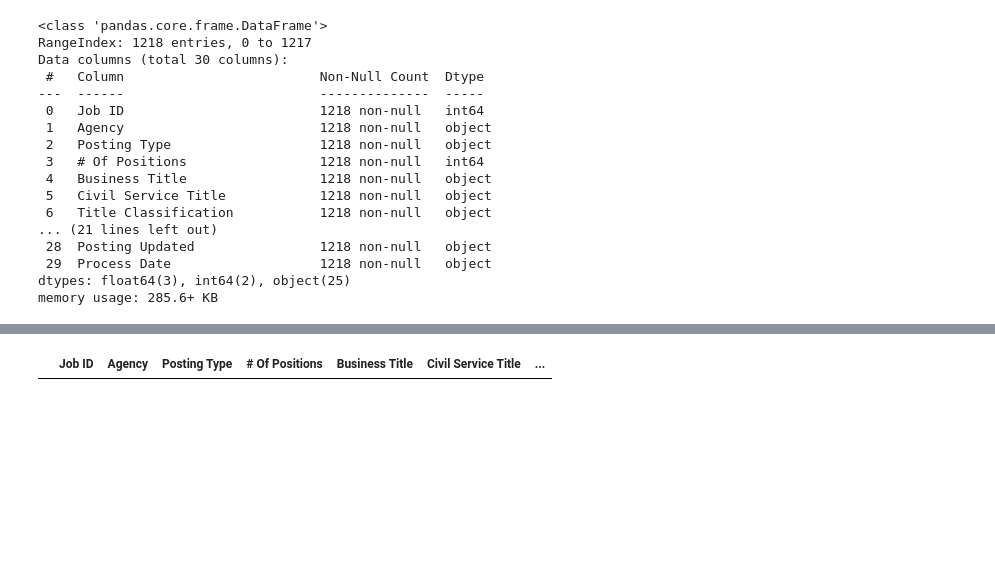
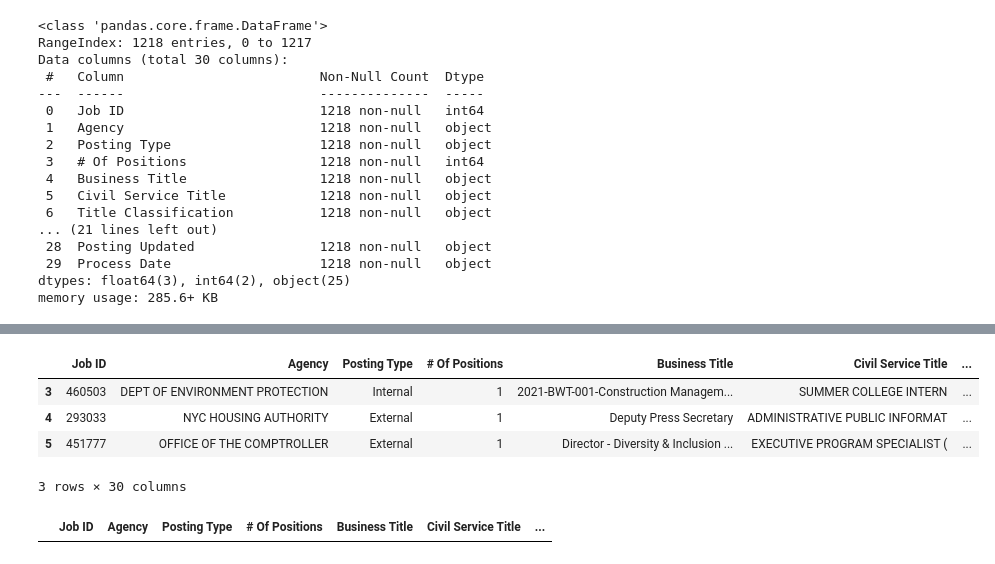
Before and after one commit to nyu-database-design/course-materials, a Jupyter notebook: docs/files/jupyter/pandas_dataframe.ipynb, the cells around one changed output, grey strips where cells are left out. Drawn from its saved outputs; the diff is of its cells as text; code cells hidden in the pictures; blank space fills up the shorter version.

```diff
--- a/docs/files/jupyter/pandas_dataframe.ipynb
+++ b/docs/files/jupyter/pandas_dataframe.ipynb
@@ -319,2 +335,15 @@ df[ (df['Posting Type'] == 'External') & (df['Salary Frequency'] == 'Annual') &
+# %%
+# drop a few rows with missing data manually
+new_df = df.drop( df.index[ [0, 1, 2] ] )
+
+# look for missing values again
+bad_rows = new_df[ new_df.isnull().any(axis=1) ]
+bad_rows.head(3)
+# %% [output]
+|  | Job ID | Agency | Posting Type | # Of Positions | Business Title | Civil Service Title | ... |
+| 3 | 460503 | DEPT OF ENVIRONMENT PROTECTION | Internal | 1 | 2021-BWT-001-Construction Managem... | SUMMER COLLEGE INTERN | ... |
+| 4 | 293033 | NYC HOUSING AUTHORITY | External | 1 | Deputy Press Secretary | ADMINISTRATIVE PUBLIC INFORMAT | ... |
+| 5 | 451777 | OFFICE OF THE COMPTROLLER | External | 1 | Director - Diversity & Inclusion ... | EXECUTIVE PROGRAM SPECIALIST ( | ... |
+3 rows × 30 columns
 # %%
 # drop rows with any missing values
```
Also changed, not shown: parts of 22 cells of this notebook, 1 other file.
